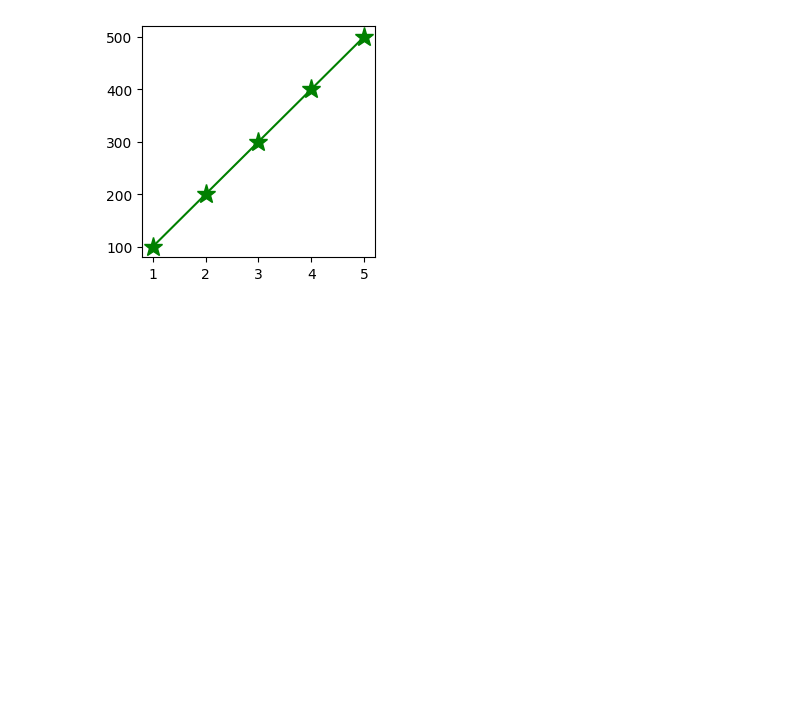
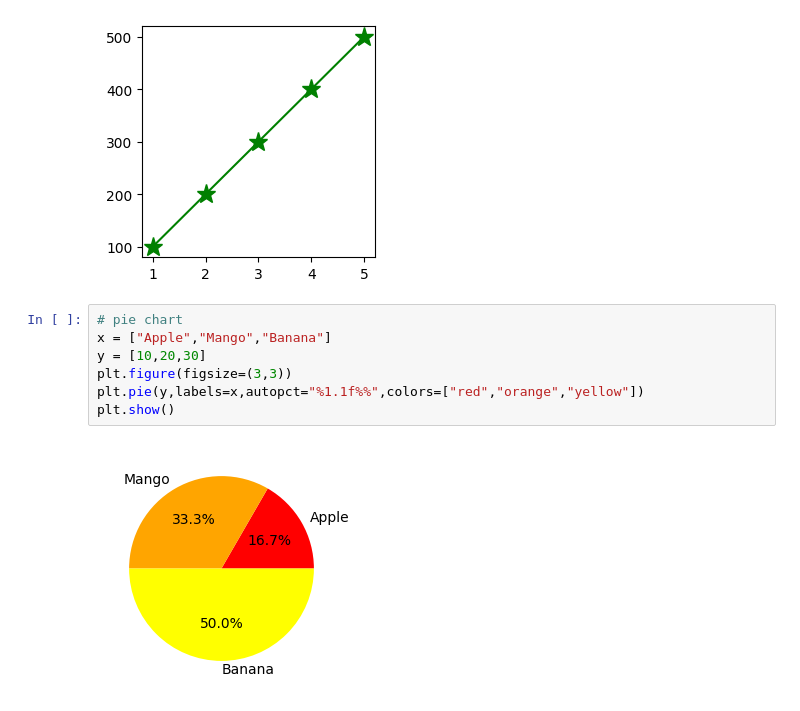
Before and after one commit to Deepanshu-yt/python, a Jupyter notebook: Day11.ipynb, the cells around one changed output. Saved outputs shown, nothing was run; the diff lists cells and outputs as text; blank space fills up the shorter version.

```diff
--- a/Day11.ipynb
+++ b/Day11.ipynb
@@ -159,3 +159,12 @@ plt.savefig("hello.jpg")
 plt.show()
 # %% [output]
 [figure]
+# %%
+# pie chart
+x = ["Apple","Mango","Banana"]
+y = [10,20,30]
+plt.figure(figsize=(3,3))
+plt.pie(y,labels=x,autopct="%1.1f%%",colors=["red","orange","yellow"])
+plt.show()
+# %% [output]
+[figure, added]
```
Also changed, not shown: parts of 5 cells of this notebook.
